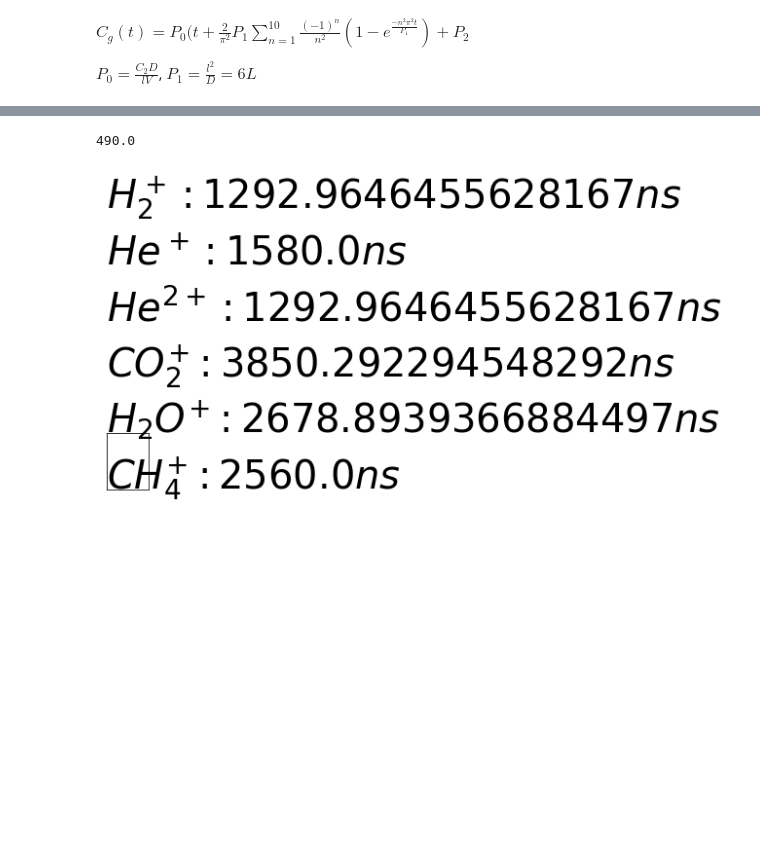
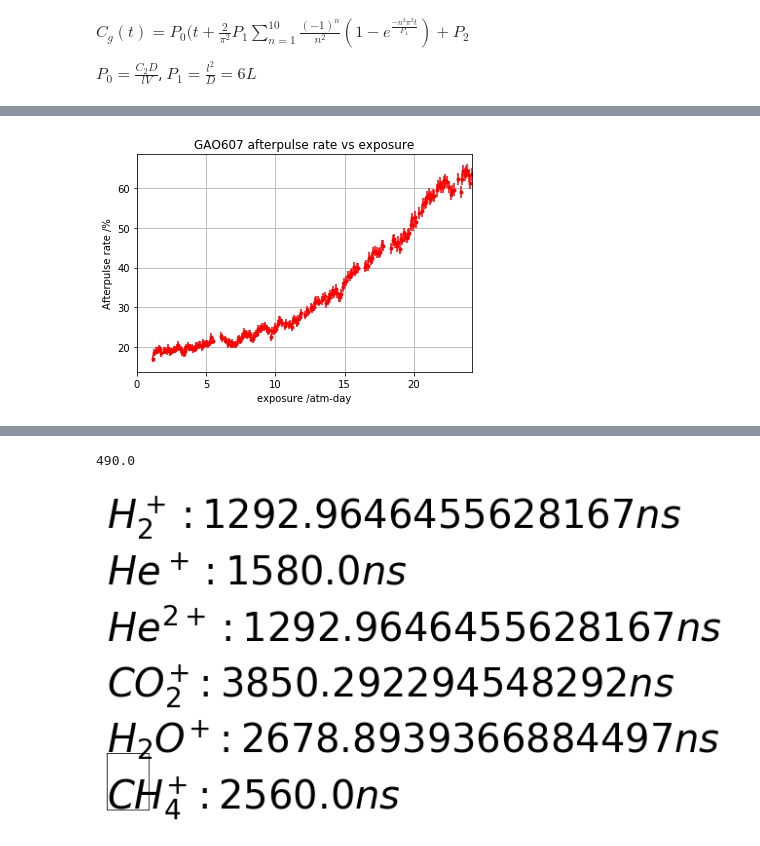
Before and after one commit to TomoPavicic/PMT-ShapeAnalysis, a Jupyter notebook: pmt_he_study/summary_files/modelling_book.ipynb, the cells around one changed output, grey strips where cells are left out. Cells and saved outputs as stored; diff of their text form; code cells hidden in the pictures; blank space fills up the shorter version.

```diff
--- a/pmt_he_study/summary_files/modelling_book.ipynb
+++ b/pmt_he_study/summary_files/modelling_book.ipynb
@@ -166,3 +167,36 @@ plt.savefig("/Users/willquinn/Desktop/pmt_output_files/summary_plots/model_resid
+# %%
+'''#PLOT
+x_range_exp = np.linspace(0,exposure[-1],1000)
+fig1 = plt.figure(1)
+#Plot Data-model
+frame1=fig1.add_axes((.1,.3,.8,.6))'''
+#xstart, ystart, xend, yend [units are fraction of the image frame, from bottom left corner]
+plt.errorbar(exposure[mid+1:], np.array(apulse_rates[mid+1:]), yerr=np.array(apulse_rates_err[mid+1:]),
+                 fmt="r.", label="10% He")
+#plt.plot(x_range_exp, model(x_range_exp, *popt), 'k')
+#frame1.set_xticklabels([]) #Remove x-tic labels for the first frame
+plt.xlim(0,exposure[-1])
+plt.grid()
+plt.ylabel("Afterpulse rate /%")
+plt.title("GAO607 afterpulse rate vs exposure")
+
+#Residual plot
+'''frame2=fig1.add_axes((.1,.1,.8,.2))
+plt.plot(date[mid+1:], residual(np.array(apulse_rates[mid+1:]),
+                                model(date[mid+1:], *popt),
+                                np.array(apulse_rates_err[mid+1:])), 'k.')
+plt.errorbar(date[mid+1:], np.array(apulse_rates[mid+1:])- model(date[mid+1:], *popt),
+                                yerr=np.array(apulse_rates_err[mid+1:]), fmt='k.')
+plt.ylim(-4.9,4.9)
+plt.xlim(0,date[-1])
+plt.axhline(0,ls='--', color='k')
+plt.grid()
+plt.ylabel("model - data")'''
+plt.xlabel("exposure /atm-day")
+
+plt.savefig("/Users/willquinn/Desktop/pmt_output_files/summary_plots/apulse_rate_ch0_exp.png")
+# %% [output]
+[figure, added]
 # %%
 t_range = np.linspace(date[-1], date[-1]*2, 1000)
 
```
Also changed, not shown: parts of 16 cells of this notebook, 7 other files.
